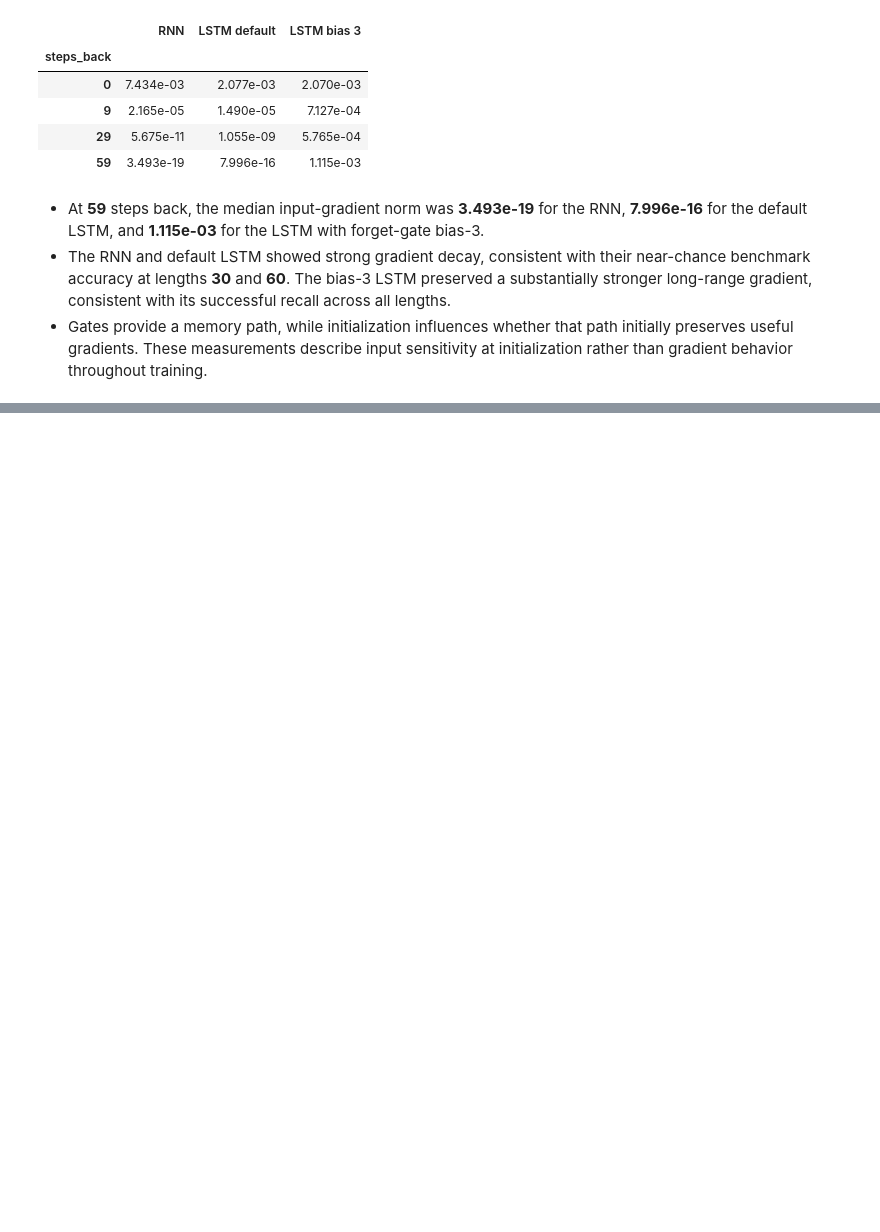
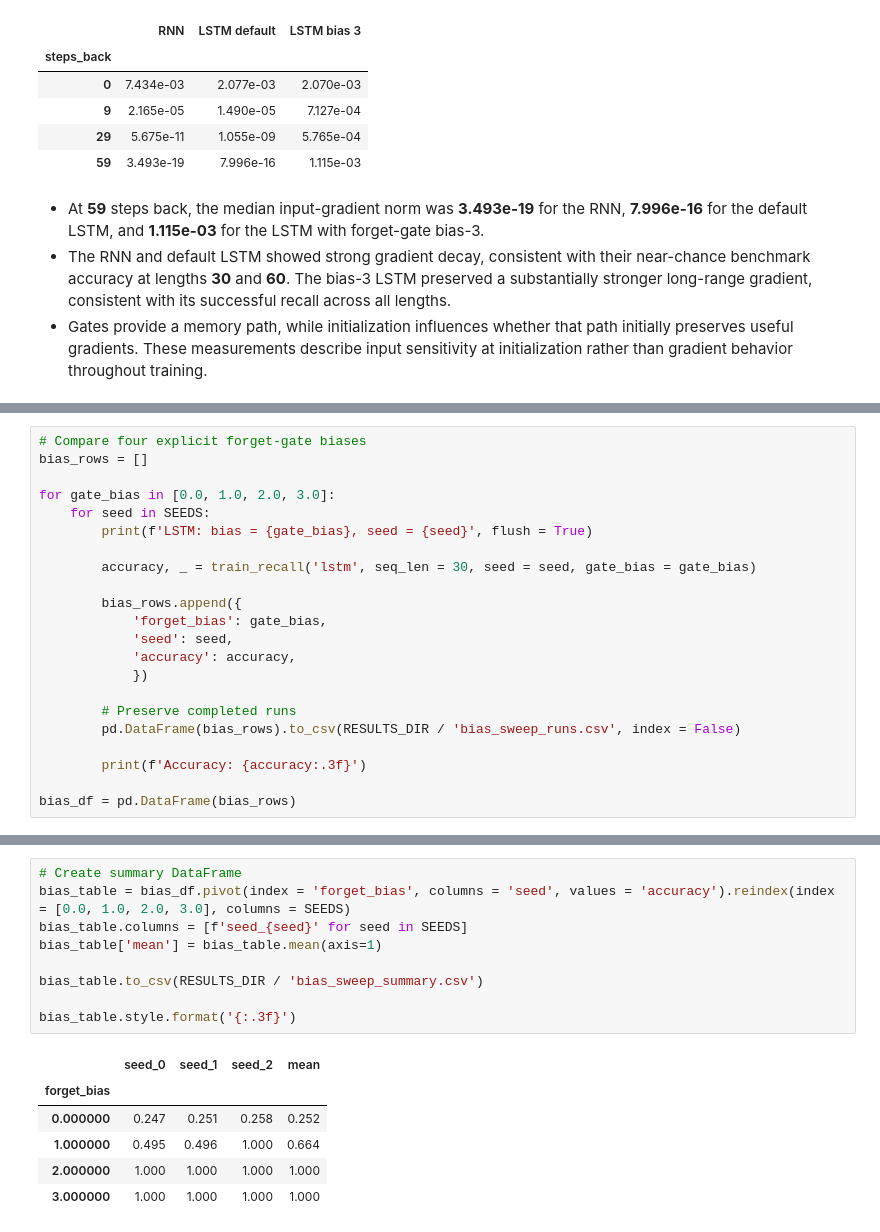
Before and after one commit to dancmartin11/aigc-5500-lab-04-what-recurrence-can-and-cannot-remember, a Jupyter notebook: daniel_alejandro_castillo_martin_LAB4.ipynb, the cells around one changed output, grey strips where cells are left out. Drawn from its saved outputs; the diff is of its cells as text; blank space fills up the shorter version.

Commit message:
2026-10-15 Evaluate forget bias and gradient clipping.

```diff
--- a/daniel_alejandro_castillo_martin_LAB4.ipynb
+++ b/daniel_alejandro_castillo_martin_LAB4.ipynb
@@ -356,0 +366,22 @@ gradient_summary.style.format("{:.3e}")
+# %%
+# Compare four explicit forget-gate biases
+bias_rows = []
+
+for gate_bias in [0.0, 1.0, 2.0, 3.0]:
+    for seed in SEEDS:
+        print(f'LSTM: bias = {gate_bias}, seed = {seed}', flush = True)
+
+        accuracy, _ = train_recall('lstm', seq_len = 30, seed = seed, gate_bias = gate_bias)
+
+        bias_rows.append({
+            'forget_bias': gate_bias,
+            'seed': seed,
+            'accuracy': accuracy,
+            })
+
+        # Preserve completed runs
+        pd.DataFrame(bias_rows).to_csv(RESULTS_DIR / 'bias_sweep_runs.csv', index = False)
+
+        print(f'Accuracy: {accuracy:.3f}')
+
+bias_df = pd.DataFrame(bias_rows)
@@ -356,0 +406,16 @@ gradient_summary.style.format("{:.3e}")
+# %%
+# Create summary DataFrame
+bias_table = bias_df.pivot(index = 'forget_bias', columns = 'seed', values = 'accuracy').reindex(index = [0.0, 1.0, 2.0, 3.0], columns = SEEDS)
+bias_table.columns = [f'seed_{seed}' for seed in SEEDS]
+bias_table['mean'] = bias_table.mean(axis=1)
+
+bias_table.to_csv(RESULTS_DIR / 'bias_sweep_summary.csv')
+
+bias_table.style.format('{:.3f}')
+# %% [output]
+|  | seed_0 | seed_1 | seed_2 | mean |
+| forget_bias |  |  |  |  |
+| 0.000000 | 0.247 | 0.251 | 0.258 | 0.252 |
+| 1.000000 | 0.495 | 0.496 | 1.000 | 0.664 |
+| 2.000000 | 1.000 | 1.000 | 1.000 | 1.000 |
+| 3.000000 | 1.000 | 1.000 | 1.000 | 1.000 |
```
Also changed, not shown: parts of 7 cells of this notebook, 5 other files.
